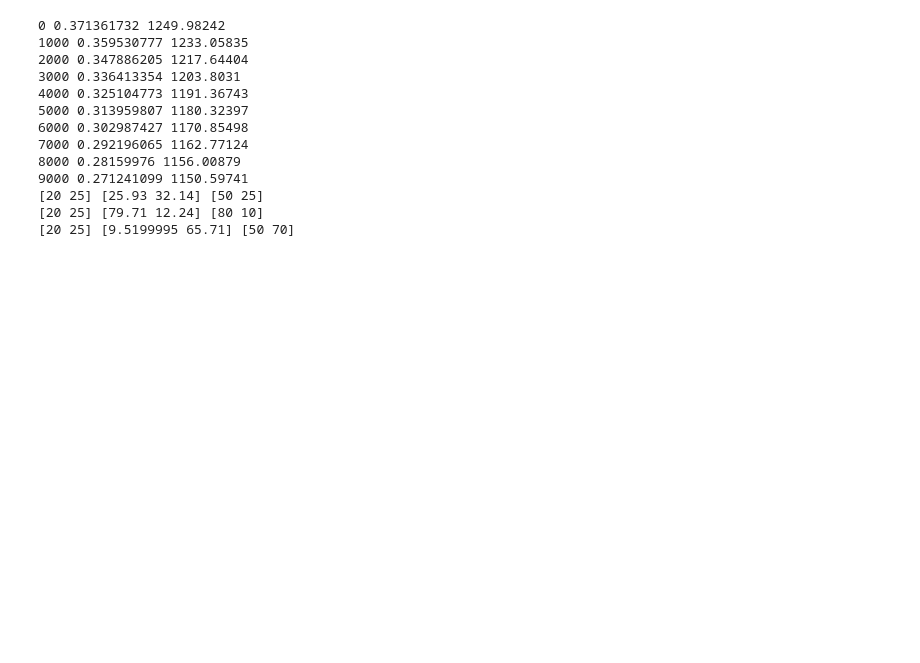
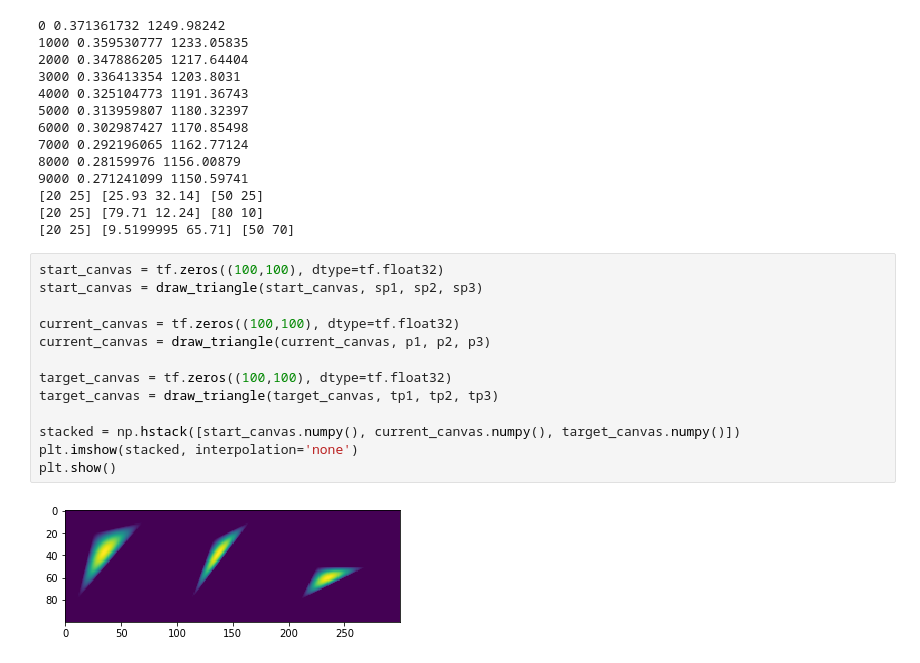
Before and after one commit to Ghost---Shadow/differentiable-programming-handbook, a Jupyter notebook: notebooks/triangle-renderer.ipynb, the cells around one changed output. Cells and saved outputs as stored; diff of their text form; blank space fills up the shorter version.

Commit message:
Illustration for triangle renderer

```diff
--- a/notebooks/triangle-renderer.ipynb
+++ b/notebooks/triangle-renderer.ipynb
@@ -233,3 +233,18 @@ tf.print(float_pretty(sp1), float_pretty(p3), float_pretty(tp3))
 [20 25] [25.93 32.14] [50 25]
 [20 25] [79.71 12.24] [80 10]
 [20 25] [9.5199995 65.71] [50 70]
+# %%
+start_canvas = tf.zeros((100,100), dtype=tf.float32)
+start_canvas = draw_triangle(start_canvas, sp1, sp2, sp3)
+
+current_canvas = tf.zeros((100,100), dtype=tf.float32)
+current_canvas = draw_triangle(current_canvas, p1, p2, p3)
+
+target_canvas = tf.zeros((100,100), dtype=tf.float32)
+target_canvas = draw_triangle(target_canvas, tp1, tp2, tp3)
+
+stacked = np.hstack([start_canvas.numpy(), current_canvas.numpy(), target_canvas.numpy()])
+plt.imshow(stacked, interpolation='none')
+plt.show()
+# %% [output]
+[figure, added]
```
